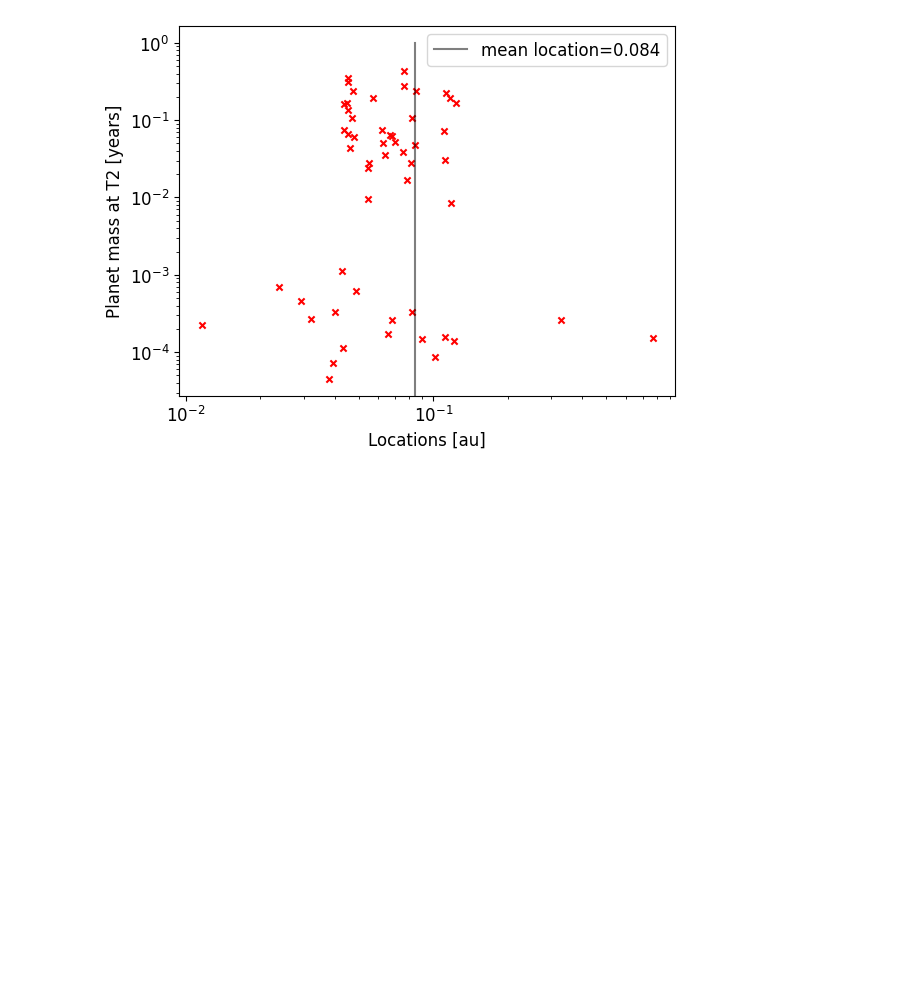
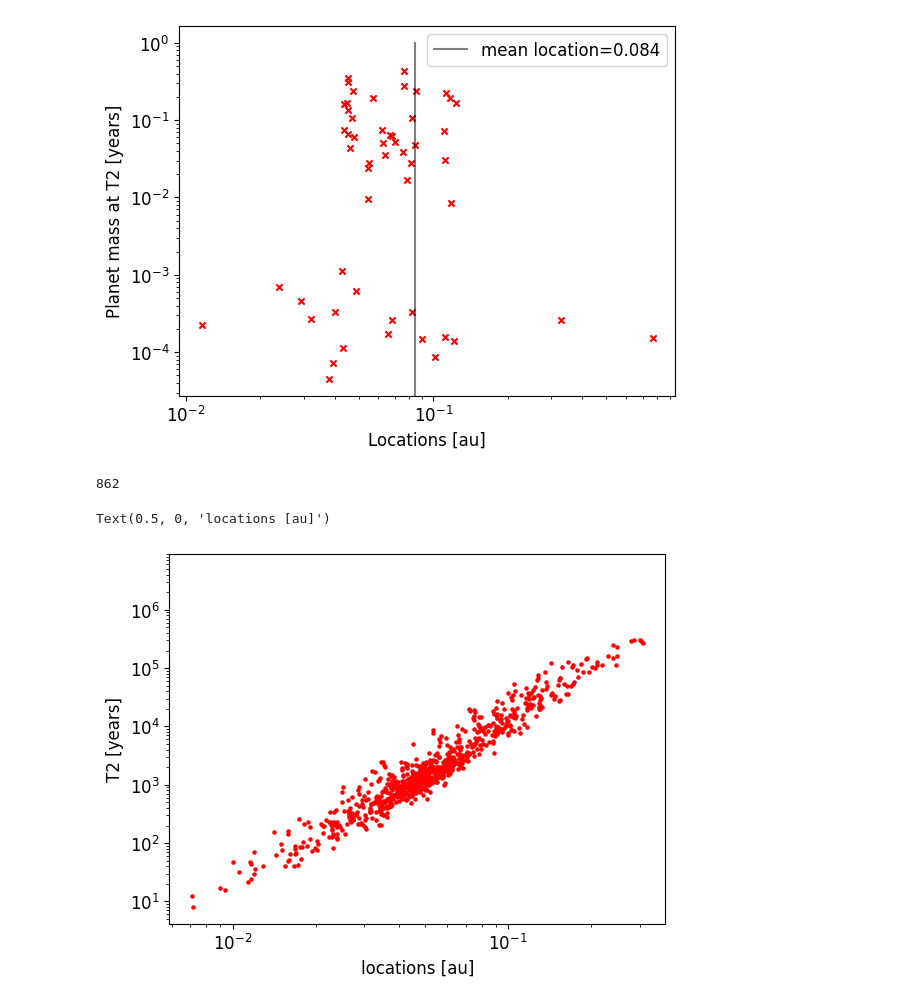
Before and after one commit to JayashreeNarayan/Summer-2023---Pebble-Predictor-Analyses, a Jupyter notebook: Main.ipynb, the cells around one changed output. Drawn from its saved outputs; the diff is of its cells as text; code cells hidden in the pictures; blank space fills up the shorter version.

```diff
--- a/Main.ipynb
+++ b/Main.ipynb
@@ -650,3 +655,17 @@ plt.ylabel("Planet mass at T2 [years]")
 [0.0, 0.1111111111111111, 0.2222222222222222, 0.3333333333333333, 0.4444444444444444, 0.5555555555555556, 0.6666666666666666, 0.7777777777777777, 0.8888888888888888, 1.0]
 Text(0, 0.5, 'Planet mass at T2 [years]')
 [figure]
+# %%
+T_2 = np.load("NPYs/T_2.npy")
+locations3 = np.load("NPYs/location_full.npy")
+print(len(location3))
+
+plt.scatter(location3, T2[0,3], s=5, c='r', label='T2 values')
+plt.xscale("log")
+plt.yscale("log")
+plt.ylabel("T2 [years]")
+plt.xlabel("locations [au]")
+# %% [output]
+862
+Text(0.5, 0, 'locations [au]')
+[figure, added]
```
Also changed, not shown: parts of 8 cells of this notebook, 4 other files.
